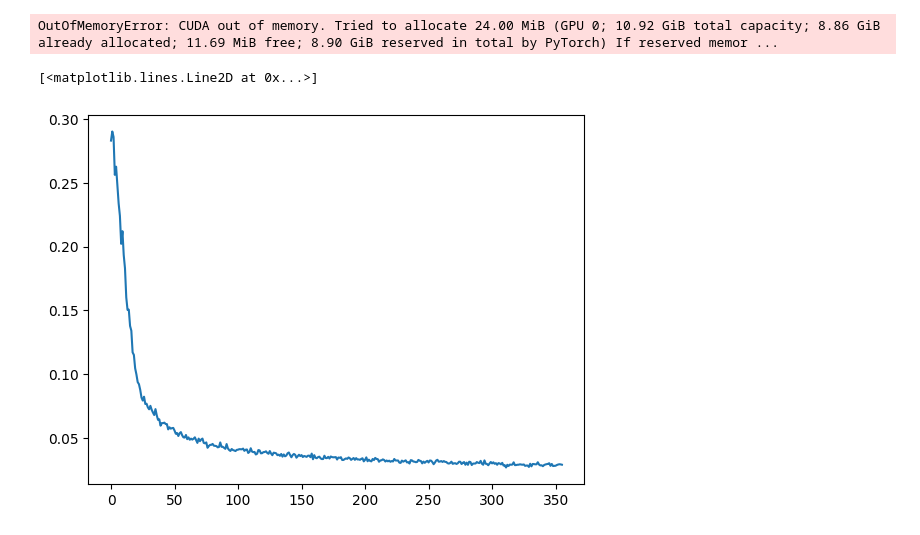
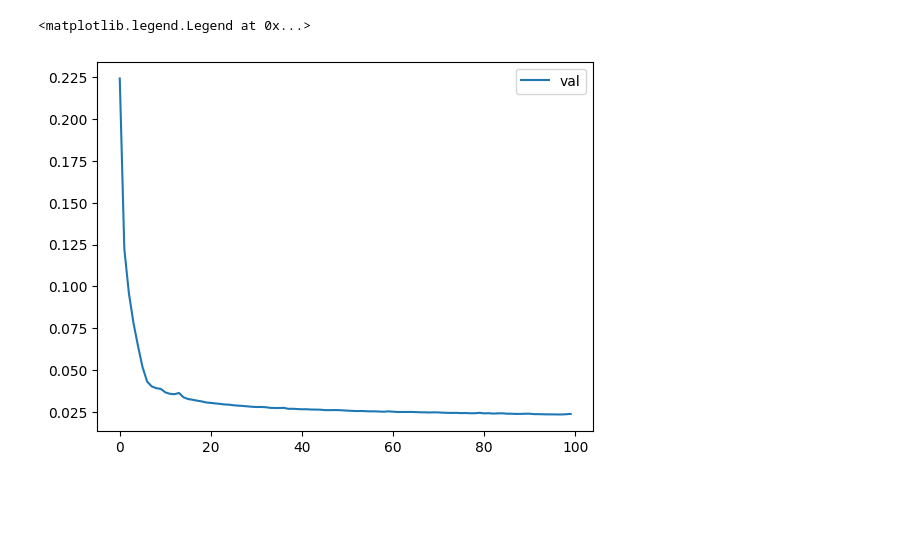
Before and after one commit to karm-patel/VAE, a Jupyter notebook: autoencoders/rough.ipynb, the cells around one changed output. Drawn from its saved outputs; the diff is of its cells as text; code cells hidden in the pictures; blank space fills up the shorter version.

Commit message:
autoencoder trained

```diff
--- a/autoencoders/rough.ipynb
+++ b/autoencoders/rough.ipynb
@@ -22,10 +48,3 @@ DATA_PATH = os.path.join(DATA_DIR_PATH, 'animal-faces')
 DATA_URL = 'https://www.kaggle.com/datasets/andrewmvd/animal-faces/download?datasetVersionNumber=1'
 device = torch.device("cuda")
 cpu_device = torch.device("cpu")
-# %%
-root_dir = os.path.join(DATA_PATH, "train")
-subdir = os.listdir(root_dir)
-image_names = []
-for category in subdir:
-    subdir_path = os.path.join(root_dir, category)
-    image_names+=os.listdir(subdir_path)
@@ -70,4 +121,7 @@ val_loader = DataLoader(val_data, batch_size=BATCH_SIZE, shuffle=True)
 # %%
+BATCH_SIZE = 2048
+val_loader = DataLoader(val_data, batch_size=BATCH_SIZE, shuffle=True)
+train_loader = DataLoader(train_data, batch_size=BATCH_SIZE, shuffle=True)
 x, y = next(iter(train_loader))
 x.shape, y.shape
 # %% [output]
@@ -166,15 +220,15 @@ Estimated Total Size (MB): 5.14
 # %%
 show_img = lambda x: plt.imshow(x.permute(0,2,3,1).detach().to(cpu_device).numpy()[0])
 # %%
-n_epochs = 10
+n_epochs = 100
 loss_fn = nn.MSELoss()
-optim = torch.optim.Adam(ae.parameters())
+optim = torch.optim.Adam(ae.parameters(), lr=0.001)
 losses = []
-
+val_losses = []
 for epoch in range(n_epochs):
     ae.train()
     tqdm_obj = tqdm(train_loader)
-    for X,y in tqdm_obj:
+    for i, (X,y) in enumerate(tqdm_obj):
         X, y = X.to(device), y.to(device)
         optim.zero_grad()
 
@@ -184,28 +238,29 @@ for epoch in range(n_epochs):
         optim.step()
 
         tqdm_obj.set_description_str(f"Loss {loss}")
-        losses.append(loss)
+        if i%5 == 0:
+            losses.append(loss.detach().to(cpu_device))
 
     with torch.no_grad(): # mandatory to write
         ae.eval()
         tqdm_obj = tqdm(val_loader)
-        val_losses = []
-        for X,y in tqdm_obj:
+        for i, (X,y) in enumerate(tqdm_obj):
             X, y = X.to(device), y.to(device)
 
             X_hat, enc = ae(X) # [B, feature_size]
             val_loss = loss_fn(X, X_hat)
 
             tqdm_obj.set_description_str(f"Val Loss {val_loss}")
-            val_losses.append(val_loss)
+            if i%5 == 0:
+                val_losses.append(val_loss.detach().to(cpu_device))
-# %% [output]
-OutOfMemoryError: CUDA out of memory. Tried to allocate 24.00 MiB (GPU 0; 10.92 GiB total capacity; 8.86 GiB already allocated; 11.69 MiB free; 8.90 GiB reserved in total by PyTorch) If reserved memor ...
 # %%
 to_cpu = lambda arr: [each.detach().to(cpu_device) for each in arr]
-plt.plot(to_cpu(losses))
+# plt.plot(to_cpu(losses), label="train")
+plt.plot(to_cpu(val_losses), label="val")
+plt.legend()
 # %% [output]
-[<matplotlib.lines.Line2D at 0x...>]
+<matplotlib.legend.Legend at 0x...>
-[figure, old version]
+[figure, new version]
 # %%
 x, y = next(iter(val_loader))
 # %%
```
Also changed, not shown: parts of 23 cells of this notebook.
